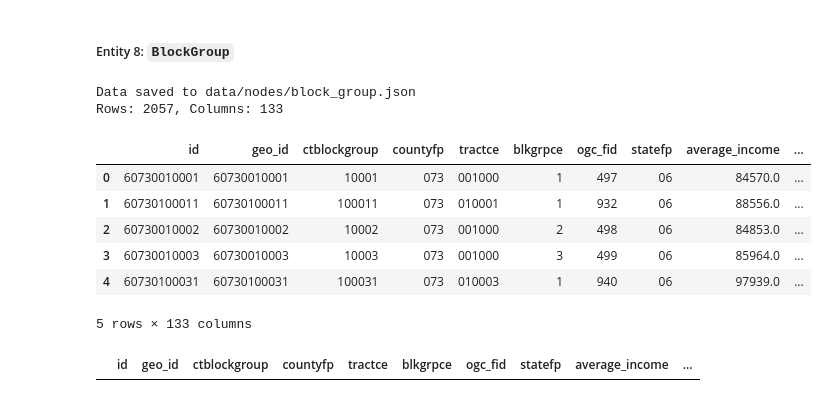
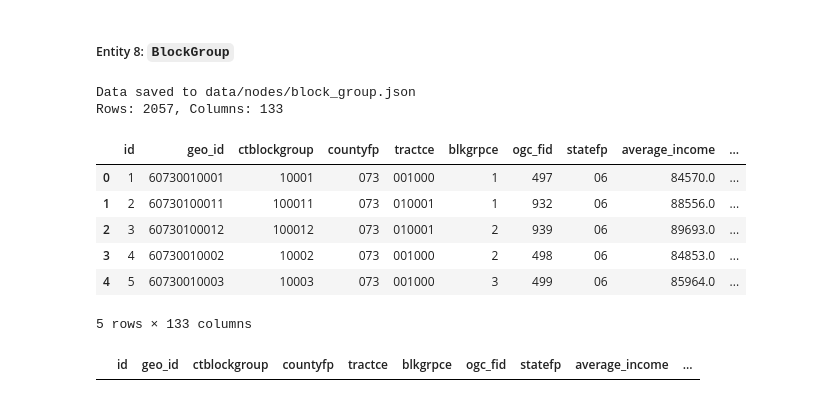
Before and after one commit to swhoyle/business-opportunity-graph, a Jupyter notebook: notebooks/01_extract_nodes.ipynb, the cells around one changed output. Drawn from its saved outputs; the diff is of its cells as text; code cells hidden in the pictures.

```diff
--- a/notebooks/01_extract_nodes.ipynb
+++ b/notebooks/01_extract_nodes.ipynb
@@ -397,7 +384,6 @@ Rows: 32010, Columns: 2
 # %%
 query = """
 SELECT
-    bd.std_geography_id as id,
     bd.std_geography_id AS geo_id,
     sbg.ctblockgroup,
     imp.countyfp,
@@ -621,38 +607,40 @@ SELECT
     + cs.x3006_x::int
     + cs.x3036_x::int
     + cs.x3038_x::int)               AS cs_housing,
     cs.x9036_x::int                  AS cs_pet_food,
 
 
     -- GEOMETRY
     ST_Transform(sbg.geom, 4326) AS geom,
     ST_AsText(ST_Transform(geom, 4326)) AS geom_wkt,
     ST_AsText(ST_Centroid(ST_Transform(geom, 4326))) AS centroid_wkt
 
 FROM sandag_layer_census_block_groups sbg
 LEFT JOIN bgs_sd_imp imp
     ON CAST(sbg.ctblockgroup AS TEXT) = CAST(CONCAT(LTRIM(imp.tractce, '0'), imp.blkgrpce) AS TEXT)
 LEFT JOIN esri_business_data bd
     ON TRIM(LEADING '0' FROM SUBSTR(CAST(bd.std_geography_id AS TEXT), 5)) = CAST(sbg.ctblockgroup AS TEXT)
 LEFT JOIN esri_consumer_spending_cols cs
     ON TRIM(LEADING '0' FROM SUBSTR(CAST(cs.std_geography_id AS TEXT), 5)) = CAST(sbg.ctblockgroup AS TEXT)
 WHERE
     imp.countyfp = '073';
 """
 
 block_group_df = query_db(query)
+block_group_df["id"] = block_group_df.index + 1
+block_group_df = block_group_df[["id"]+[col for col in block_group_df.columns if col != "id"]]
 save_df_to_json(block_group_df, "block_group.json")
 print(f"Rows: {block_group_df.shape[0]}, Columns: {block_group_df.shape[1]}")
 block_group_df.head()
 # %% [output]
 Data saved to data/nodes/block_group.json
 Rows: 2057, Columns: 133
 |  | id | geo_id | ctblockgroup | countyfp | tractce | blkgrpce | ogc_fid | statefp | average_income | ... |
-| 0 | 60730010001 | 60730010001 | 10001 | 073 | 001000 | 1 | 497 | 06 | 84570.0 | ... |
-| 1 | 60730100011 | 60730100011 | 100011 | 073 | 010001 | 1 | 932 | 06 | 88556.0 | ... |
-| 2 | 60730010002 | 60730010002 | 10002 | 073 | 001000 | 2 | 498 | 06 | 84853.0 | ... |
-| 3 | 60730010003 | 60730010003 | 10003 | 073 | 001000 | 3 | 499 | 06 | 85964.0 | ... |
-| 4 | 60730100031 | 60730100031 | 100031 | 073 | 010003 | 1 | 940 | 06 | 97939.0 | ... |
+| 0 | 1 | 60730010001 | 10001 | 073 | 001000 | 1 | 497 | 06 | 84570.0 | ... |
+| 1 | 2 | 60730100011 | 100011 | 073 | 010001 | 1 | 932 | 06 | 88556.0 | ... |
+| 2 | 3 | 60730100012 | 100012 | 073 | 010001 | 2 | 939 | 06 | 89693.0 | ... |
+| 3 | 4 | 60730010002 | 10002 | 073 | 001000 | 2 | 498 | 06 | 84853.0 | ... |
+| 4 | 5 | 60730010003 | 10003 | 073 | 001000 | 3 | 499 | 06 | 85964.0 | ... |
 5 rows × 133 columns
 # %%
 # show rows with duplicated ctblockgrou
```
Also changed, not shown: parts of 4 cells of this notebook, 14 other files.
